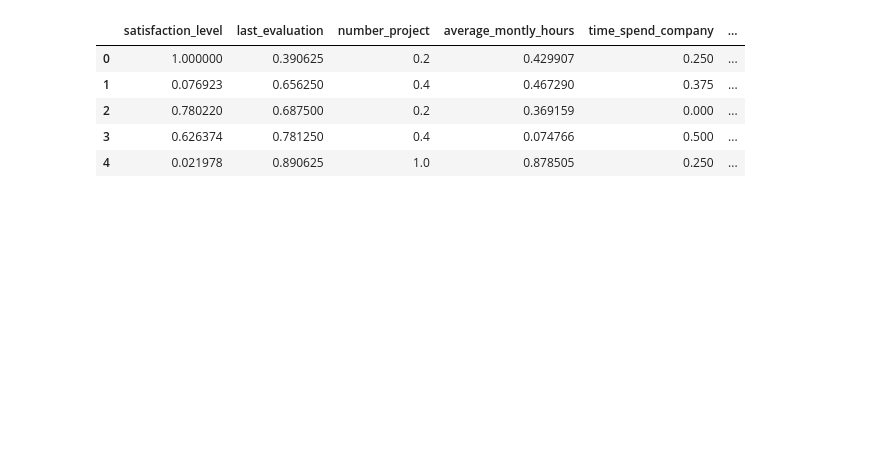
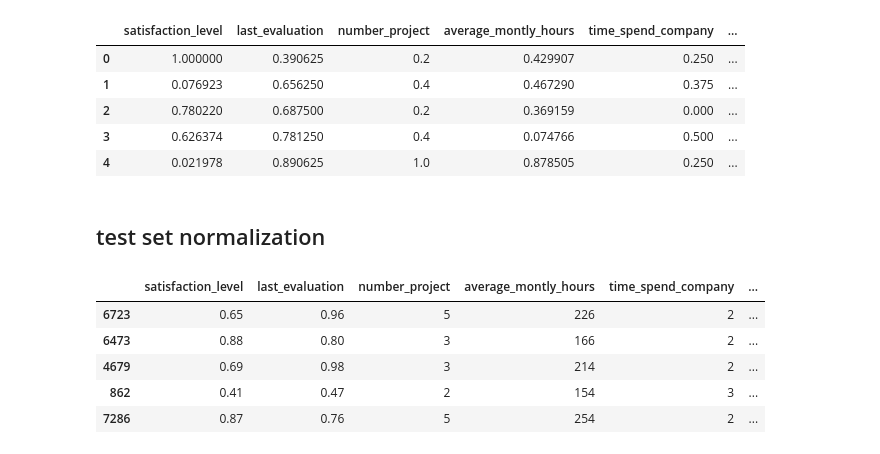
Before and after one commit to sbhardwaj97/employee-turnover-, a Jupyter notebook: project_work.ipynb, the cells around one changed output. Cells and saved outputs as stored; diff of their text form; code cells hidden in the pictures; blank space fills up the shorter version.

```diff
--- a/project_work.ipynb
+++ b/project_work.ipynb
@@ -201,3 +212,5 @@ X_train_scale.head(5)
 | 2 | 0.780220 | 0.687500 | 0.2 | 0.369159 | 0.000 | ... |
 | 3 | 0.626374 | 0.781250 | 0.4 | 0.074766 | 0.500 | ... |
 | 4 | 0.021978 | 0.890625 | 1.0 | 0.878505 | 0.250 | ... |
+# %% [markdown]
+<h2> test set normalization
@@ -203,0 +223,9 @@ X_train_scale.head(5)
+# %%
+X_test[:5]
+# %% [output]
+|  | satisfaction_level | last_evaluation | number_project | average_montly_hours | time_spend_company | ... |
+| 6723 | 0.65 | 0.96 | 5 | 226 | 2 | ... |
+| 6473 | 0.88 | 0.80 | 3 | 166 | 2 | ... |
+| 4679 | 0.69 | 0.98 | 3 | 214 | 2 | ... |
+| 862 | 0.41 | 0.47 | 2 | 154 | 3 | ... |
+| 7286 | 0.87 | 0.76 | 5 | 254 | 2 | ... |
```
Also changed, not shown: parts of 30 cells of this notebook.
